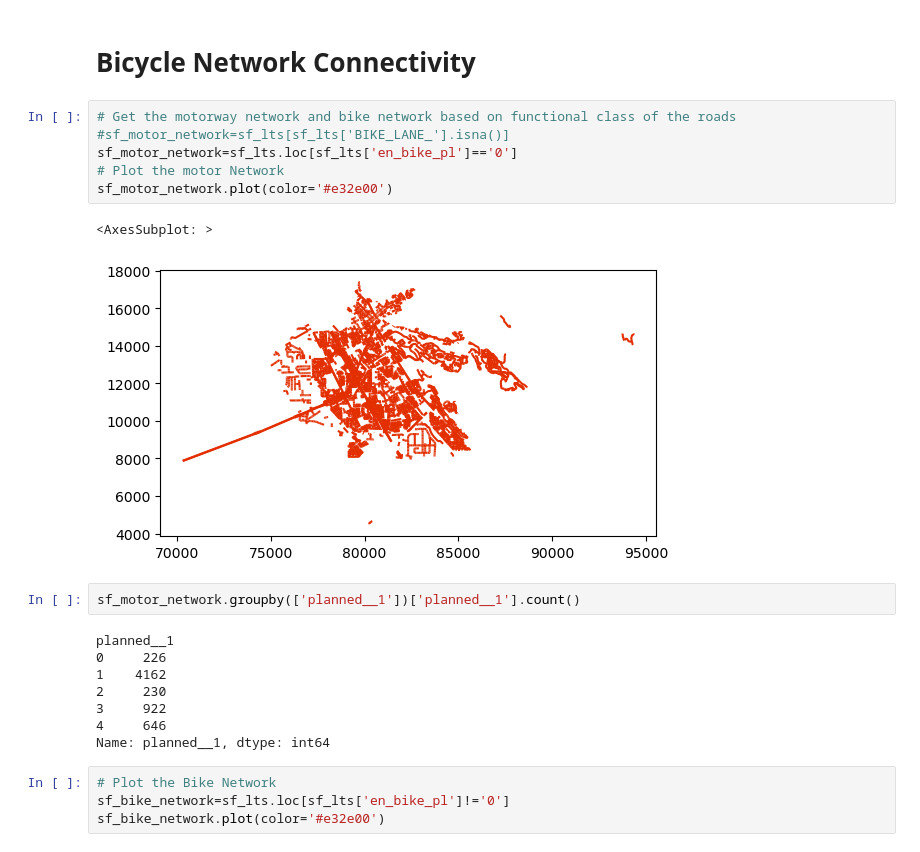
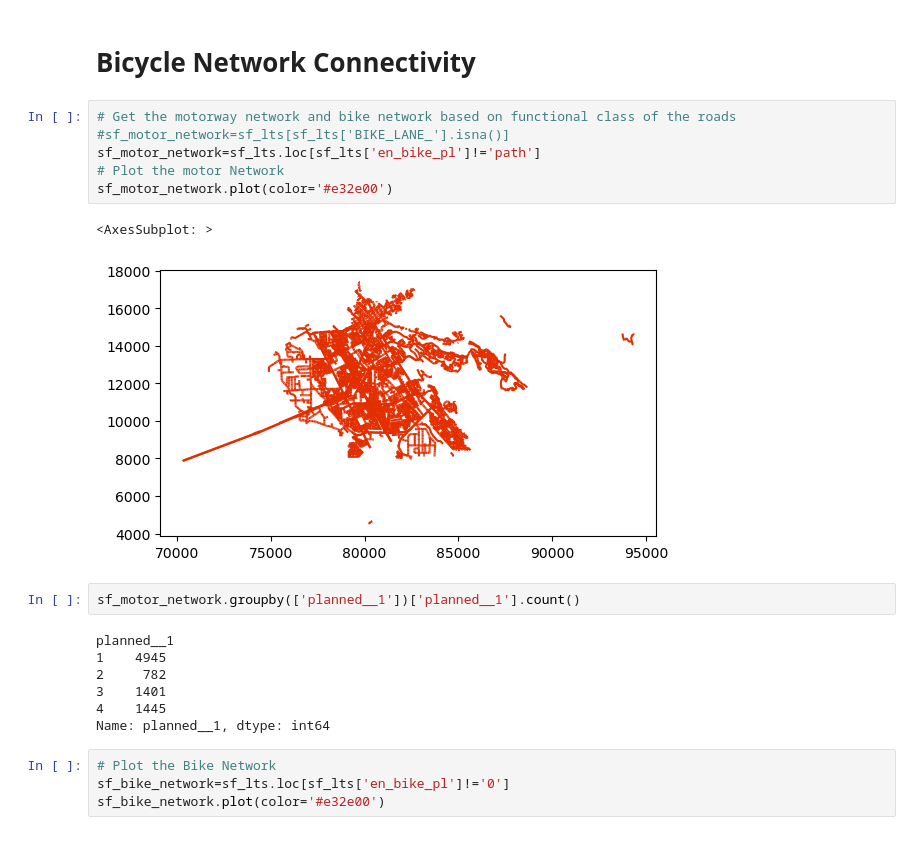
Before and after one commit to MoritzLuca/Evaluation-of-a-Novel-Methodology-to-Measure-the-Bicycle-Network-Connectivity-, a Jupyter notebook: Code/Hayward City_Planned_Node_level_Network_Connectivity.ipynb, the cells around one changed output. Cells and saved outputs as stored; diff of their text form.

```diff
--- a/Code/Hayward City_Planned_Node_level_Network_Connectivity.ipynb
+++ b/Code/Hayward City_Planned_Node_level_Network_Connectivity.ipynb
@@ -450,21 +457,20 @@ NI
 # %%
 # Get the motorway network and bike network based on functional class of the roads
 #sf_motor_network=sf_lts[sf_lts['BIKE_LANE_'].isna()]
-sf_motor_network=sf_lts.loc[sf_lts['en_bike_pl']=='0']
+sf_motor_network=sf_lts.loc[sf_lts['en_bike_pl']!='path']
 # Plot the motor Network
 sf_motor_network.plot(color='#e32e00')
 # %% [output]
 <AxesSubplot: >
-[figure, old version]
+[figure, new version]
 # %%
 sf_motor_network.groupby(['planned__1'])['planned__1'].count()
 # %% [output]
 planned__1
-0     226
-1    4162
-2     230
-3     922
-4     646
+1    4945
+2     782
+3    1401
+4    1445
 Name: planned__1, dtype: int64
 # %%
 # Plot the Bike Network
```
Also changed, not shown: parts of 14 cells of this notebook.
